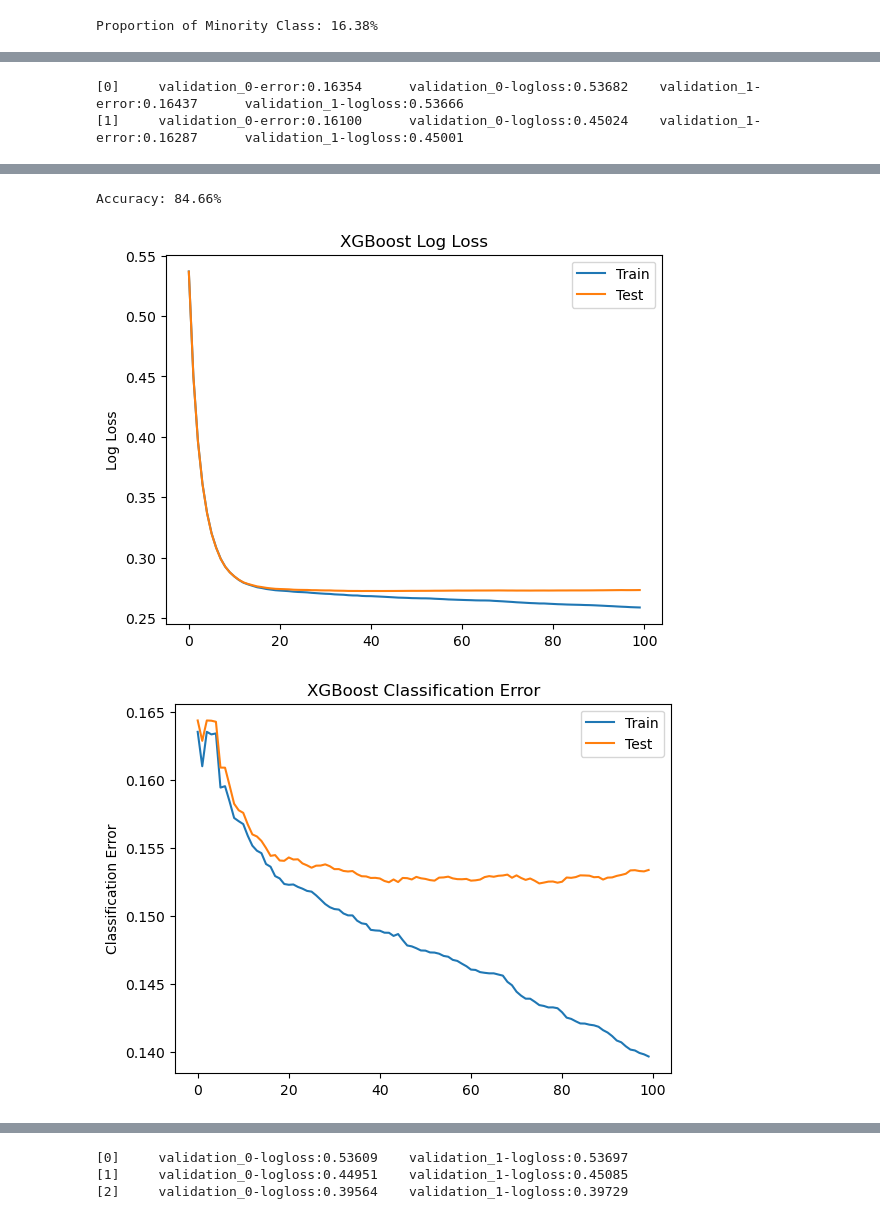
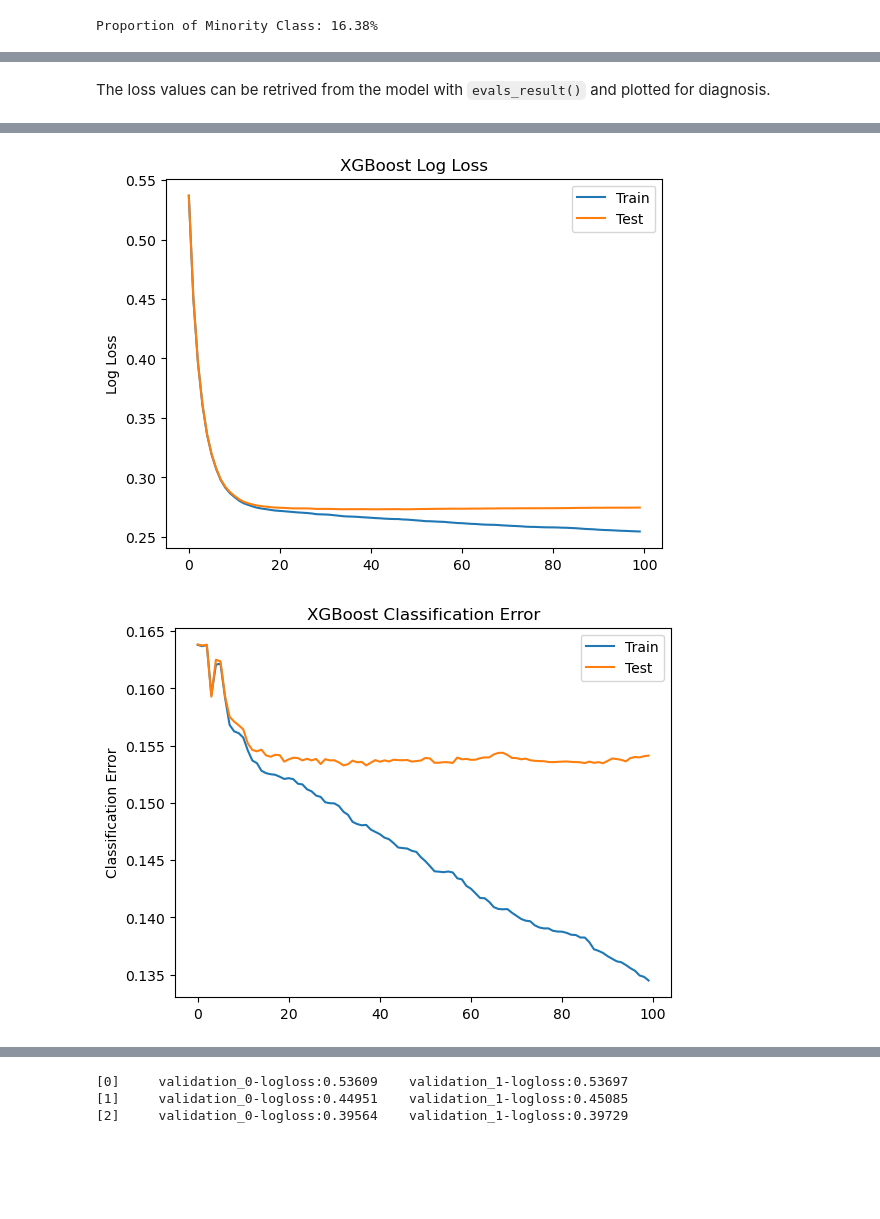
Before and after one commit to AILAB-CEFET-RJ/cic1205, a Jupyter notebook: notebooks/regularization.ipynb, the cells around one changed output, grey strips where cells are left out. Saved outputs shown, nothing was run; the diff lists cells and outputs as text; code cells hidden in the pictures; blank space fills up the shorter version.

```diff
--- a/notebooks/regularization.ipynb
+++ b/notebooks/regularization.ipynb
@@ -64,0 +117,4 @@ Proportion of Minority Class in test set: 16.38%
+# %%
+xgb_classifier = xgb.XGBClassifier()
+xgb_classifier.fit(X_train,y_train)
+y_pred = xgb_classifier.predict(X_test)
@@ -64,0 +154,13 @@ Proportion of Minority Class in test set: 16.38%
+# %%
+from numpy import loadtxt
+from xgboost import XGBClassifier
+from sklearn.metrics import accuracy_score
+from matplotlib import pyplot
+
+# fit model no training data
+model = XGBClassifier()
+eval_set = [(X_train, y_train), (X_val, y_val)]
+model.fit(X_train, y_train, eval_metric=["error", "logloss"], eval_set=eval_set, verbose=True)
+
+# make predictions for test data
+y_pred = model.predict(X_test)
@@ -65,34 +185,6 @@ Proportion of Minority Class in test set: 16.38%
+# %% [markdown]
+The loss values can be retrived from the model with `evals_result()` and plotted for diagnosis.
 # %%
-# plot learning curve
-from numpy import loadtxt
-from xgboost import XGBClassifier
-from sklearn.model_selection import train_test_split
-from sklearn.metrics import accuracy_score
-from matplotlib import pyplot
-
-# # load data
-# dataset = loadtxt('../data/pima-indians-diabetes.csv', delimiter=",")
-
-# # split data into X and y
-# X = dataset[:,0:8]
-# y = dataset[:,8]
-
-# split data into train and test sets
-X_train, X_test, y_train, y_test = train_test_split(X, y, test_size=0.33, random_state=7)
-
-# fit model no training data
-model = XGBClassifier()
-eval_set = [(X_train, y_train), (X_test, y_test)]
-model.fit(X_train, y_train, eval_metric=["error", "logloss"], eval_set=eval_set, verbose=True)
-
-# make predictions for test data
-y_pred = model.predict(X_test)
-predictions = [round(value) for value in y_pred]
-
-# evaluate predictions
-accuracy = accuracy_score(y_test, predictions)
-print("Accuracy: %.2f%%" % (accuracy * 100.0))
-
 # retrieve performance metrics
 results = model.evals_result()
 epochs = len(results['validation_0']['error'])
@@ -116,5 +208,3 @@ pyplot.ylabel('Classification Error')
 pyplot.title('XGBoost Classification Error')
 pyplot.show()
 # %% [output]
-[0]     validation_0-error:0.16354      validation_0-logloss:0.53682    validation_1-error:0.16437      validation_1-logloss:0.53666
-[1]     validation_0-error:0.16100      validation_0-logloss:0.45024    validation_1-error:0.16287      validation_1-logloss:0.45001
@@ -138,3 +211,2 @@ pyplot.show()
-Accuracy: 84.66%
-[figure, old version]
+[figure, new version]
-[figure, old version]
+[figure, new version]
```
Also changed, not shown: parts of 15 cells of this notebook, 3 other files.
